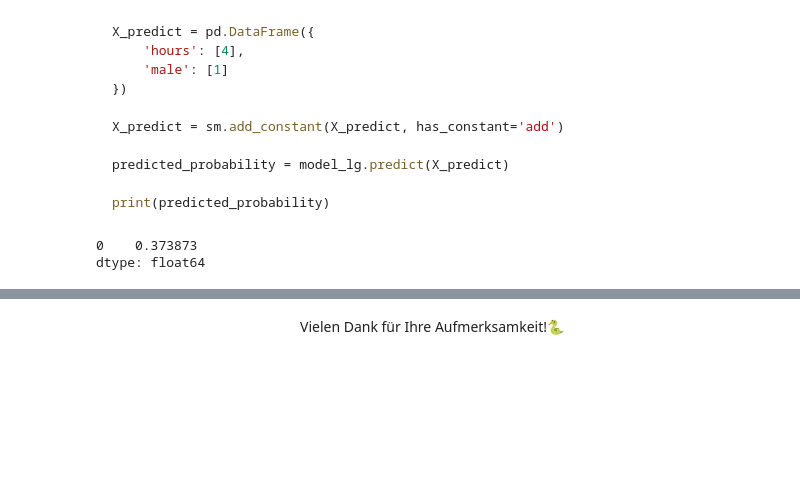
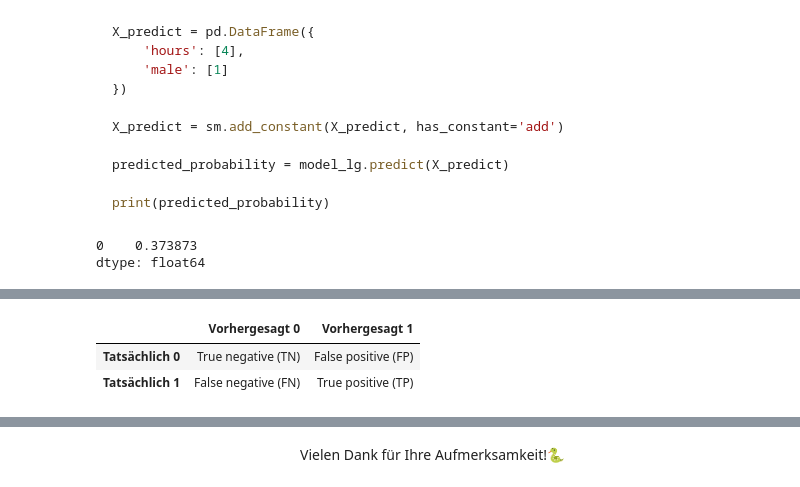
Before and after one commit to Alessandro1984/python_slides10, a Jupyter notebook: slides10.ipynb, the cells around one changed output, grey strips where cells are left out. Saved outputs shown, nothing was run; the diff lists cells and outputs as text; code cells hidden in the pictures; blank space fills up the shorter version.

```diff
--- a/slides10.ipynb
+++ b/slides10.ipynb
@@ -442,0 +531,12 @@ dtype: float64
+# %%
+km = pd.DataFrame({
+    1: ["True negative (TN)", "False negative (FN)"],
+    2: ["False positive (FP)","True positive (TP)"]
+})
+km.columns = ['Vorhergesagt 0', 'Vorhergesagt 1']
+km = km.rename(index={0: 'Tatsächlich 0', 1: 'Tatsächlich 1'})
+km
+# %% [output]
+|  | Vorhergesagt 0 | Vorhergesagt 1 |
+| Tatsächlich 0 | True negative (TN) | False positive (FP) |
+| Tatsächlich 1 | False negative (FN) | True positive (TP) |
```
Also changed, not shown: parts of 53 cells of this notebook, 2 other files.
